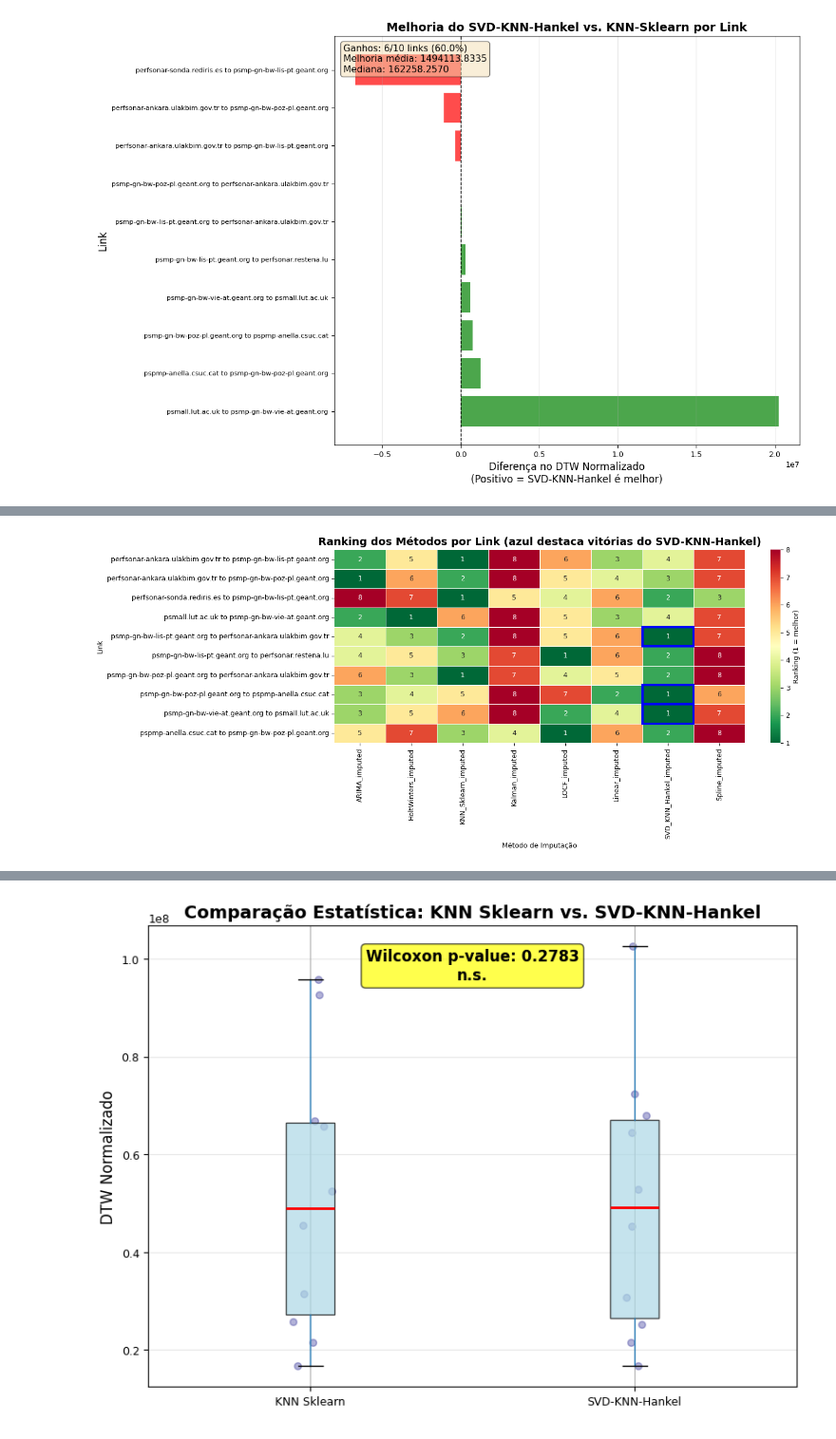
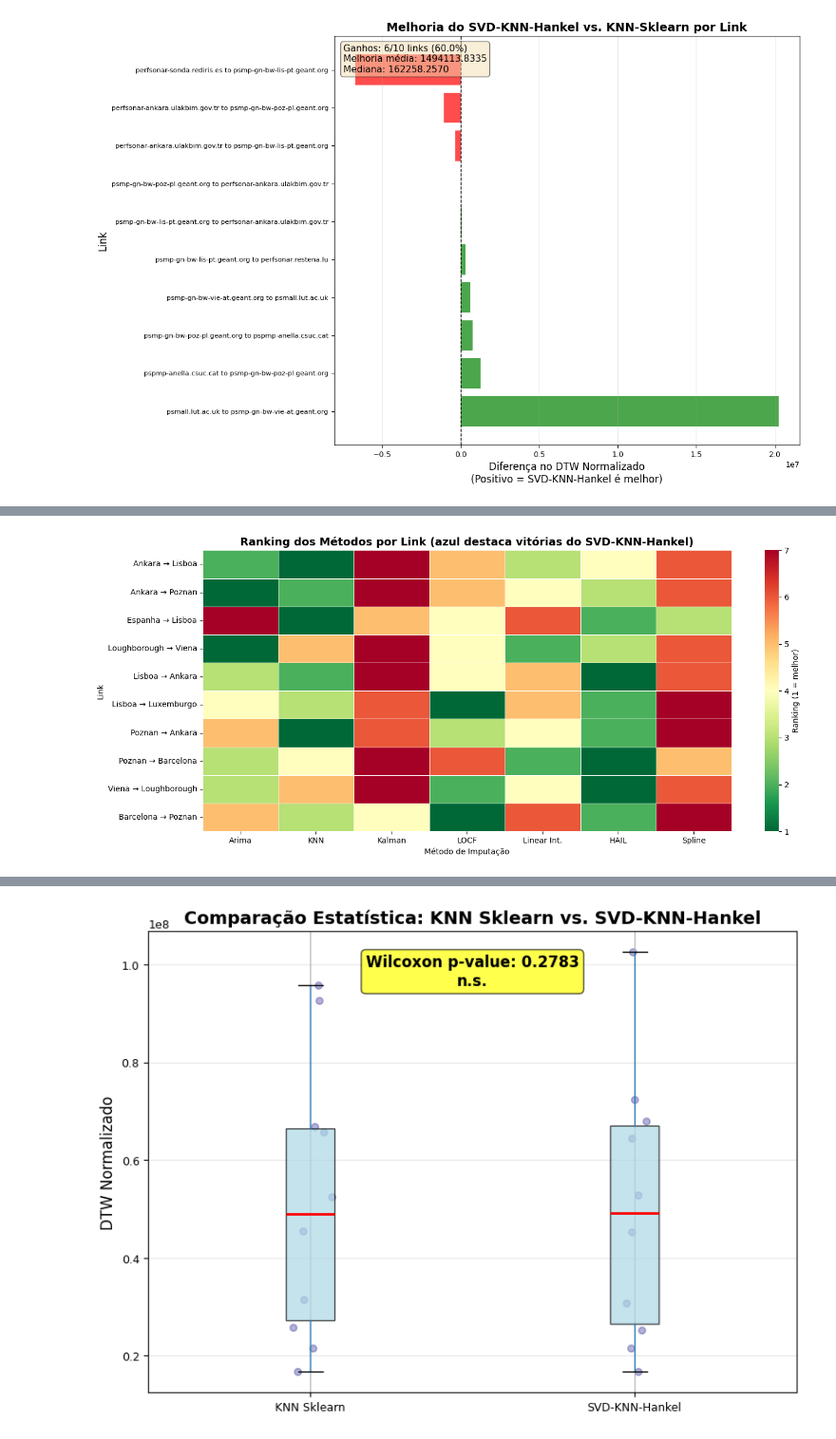
Before and after one commit to clara-mesquita/enhanced-svd, a Jupyter notebook: jisa_experiments/journal_results.ipynb, the cells around one changed output, grey strips where cells are left out. Shown at 95% size. Saved outputs shown, nothing was run; the diff lists cells and outputs as text; code cells hidden in the pictures.

```diff
--- a/jisa_experiments/journal_results.ipynb
+++ b/jisa_experiments/journal_results.ipynb
@@ -2772,40 +3060,90 @@ plt.show()
 # %%
 import matplotlib.pyplot as plt
 import seaborn as sns
 import numpy as np
 
-# Calcular ranking por linha (1 = melhor)
-ranking = heatmap_data.rank(axis=1, method='min')
+# ==========================
+# Dicionários de renomeação
+# ==========================
 
-# Criar heatmap de ranking
+heatmap_data_copy = heatmap_data.copy()
+heatmap_data_copy.drop(columns=['HoltWinters_imputed', 'IterativeSVD_imputed',
+       'Mean_imputed', 'SoftImpute_imputed',
+       'SVD_KNN_imputed',  ], inplace=True)
+rename_links = {
+    "esmond data perfsonar-ankara.ulakbim.gov.tr to psmp-gn-bw-lis-pt.geant.org 10-24-2023": "Ankara → Lisboa",
+    "esmond data perfsonar-ankara.ulakbim.gov.tr to psmp-gn-bw-poz-pl.geant.org 10-24-2023": "Ankara → Poznan",
+    "esmond data perfsonar-sonda.rediris.es to psmp-gn-bw-lis-pt.geant.org 10-24-2023": "Espanha → Lisboa",
+    "esmond data psmall.lut.ac.uk to psmp-gn-bw-vie-at.geant.org 10-24-2023": "Loughborough → Viena",
+    "esmond data psmp-gn-bw-lis-pt.geant.org to perfsonar-ankara.ulakbim.gov.tr 10-24-2023": "Lisboa → Ankara",
+    "esmond data psmp-gn-bw-lis-pt.geant.org to perfsonar.restena.lu 10-24-2023": "Lisboa → Luxemburgo",
+    "esmond data psmp-gn-bw-poz-pl.geant.org to perfsonar-ankara.ulakbim.gov.tr 10-24-2023": "Poznan → Ankara",
+    "esmond data psmp-gn-bw-poz-pl.geant.org to pspmp-anella.csuc.cat 10-24-2023": "Poznan → Barcelona",
+    "esmond data psmp-gn-bw-vie-at.geant.org to psmall.lut.ac.uk 10-24-2023": "Viena → Loughborough",
+    "esmond data pspmp-anella.csuc.cat to psmp-gn-bw-poz-pl.geant.org 10-24-2023": "Barcelona → Poznan"
+}
+
+rename_methods = {
+    "ARIMA_imputed": "Arima",
+    "KNN_Sklearn_imputed": "KNN",
+    'Kalman_imputed': "Kalman",
+      'LOCF_imputed': "LOCF",
+       'Linear_imputed': "Linear Int.",
+       'SVD_KNN_Hankel_imputed': "HAIL",'Spline_imputed': "Spline"
+    # Adicione mais conforme necessário
+}
+
+# ==========================
+# Aplicar renomeação
+# ==========================
+ranking = heatmap_data_copy.rank(axis=1, method='min')
+
+# Renomear índices (links)
+ranking.index = ranking.index.to_series().replace(rename_links)
+
+# Renomear colunas (métodos)
+ranking.columns = ranking.columns.to_series().replace(rename_methods)
+
+# ==========================
+# Criar heatmap
+# ==========================
 fig, ax = plt.subplots(figsize=(14, max(6, len(ranking) * 0.25)))
 
-# Colormap invertido (azul escuro = rank 1)
-sns.heatmap(ranking, annot=True, fmt='.0f', cmap='RdYlGn_r',
-            vmin=1, vmax=ranking.max().max(),
-            cbar_kws={'label': 'Ranking (1 = melhor)'},
-            linewidths=0.5, ax=ax)
+sns.heatmap(
+    ranking,
+    annot=False,                    # remove números
+    cmap='RdYlGn_r',                # verde = melhor
+    vmin=1,
+    vmax=ranking.max().max(),
+    cbar_kws={'label': 'Ranking (1 = melhor)'},
+    linewidths=0.5,
+    ax=ax
+)
 
-# Destacar células onde SVD-KNN-Hankel tem rank 1
+# ==========================
+# Destacar vitórias do SVD-KNN-Hankel
+# ==========================
 for i in range(len(ranking)):
     for j, col in enumerate(ranking.columns):
-        if col == 'SVD_KNN_Hankel_imputed' and ranking.iloc[i, j] == 1:
+        if col == 'SVD-KNN-Hankel' and ranking.iloc[i, j] == 1:
             ax.add_patch(plt.Rectangle((j, i), 1, 1, fill=False,
-                                      edgecolor='blue', linewidth=3))
+                                       edgecolor='blue', linewidth=3))
 
 plt.title('Ranking dos Métodos por Link (azul destaca vitórias do SVD-KNN-Hankel)',
           fontsize=14, fontweight='bold')
 plt.xlabel('Método de Imputação')
 plt.ylabel('Link')
 plt.tight_layout()
 plt.show()
 
+# ==========================
 # Estatísticas de ranking
-print(f"\n=== RESUMO DE RANKING ===")
+# ==========================
+print("\n=== RESUMO DE RANKING ===")
 for col in ranking.columns:
     rank_1 = (ranking[col] == 1).sum()
     rank_medio = ranking[col].mean()
-    print(f"{col:30s}: {rank_1:2d} vitórias | Rank médio: {rank_medio:.2f}")
+    print(f"{col:25s}: {rank_1:2d} vitórias | Rank médio: {rank_medio:.2f}")
 # %% [output]
-[figure, old version]
+[figure, new version]
 === RESUMO DE RANKING ===
```
Also changed, not shown: parts of 8 cells of this notebook, 2 other files.
